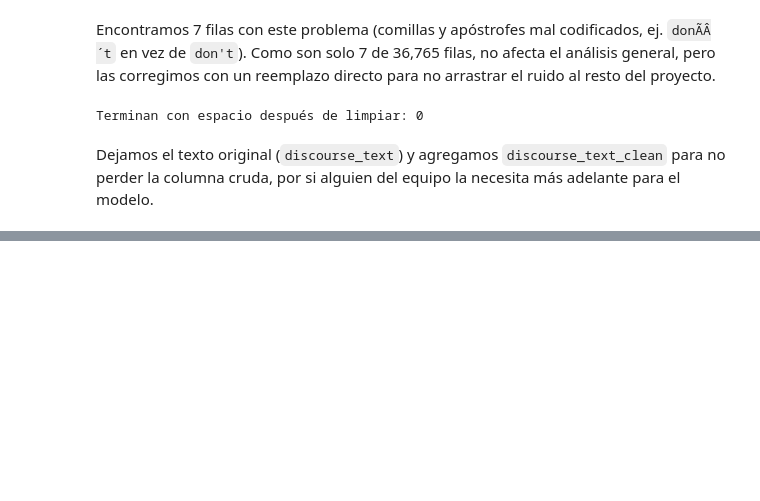
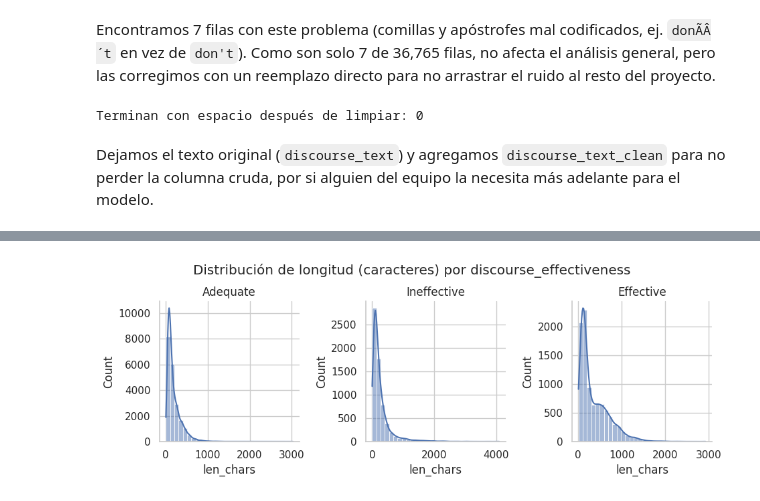
Before and after one commit to JoseOrdonezB/proyecto2-DS, a Jupyter notebook: proyecto2-DS.ipynb, the cells around one changed output, grey strips where cells are left out. Cells and saved outputs as stored; diff of their text form; code cells hidden in the pictures; blank space fills up the shorter version.

```diff
--- a/proyecto2-DS.ipynb
+++ b/proyecto2-DS.ipynb
@@ -137,0 +231,8 @@ Dejamos el texto original (`discourse_text`) y agregamos `discourse_text_clean`
+# %%
+g = sns.FacetGrid(train, col='discourse_effectiveness', height=3.2, sharex=False, sharey=False)
+g.map_dataframe(sns.histplot, x='len_chars', bins=30, kde=True)
+g.set_titles('{col_name}')
+g.fig.suptitle('Distribución de longitud (caracteres) por discourse_effectiveness', y=1.05)
+plt.show()
+# %% [output]
+[figure, added]
```
Also changed, not shown: parts of 25 cells of this notebook.
